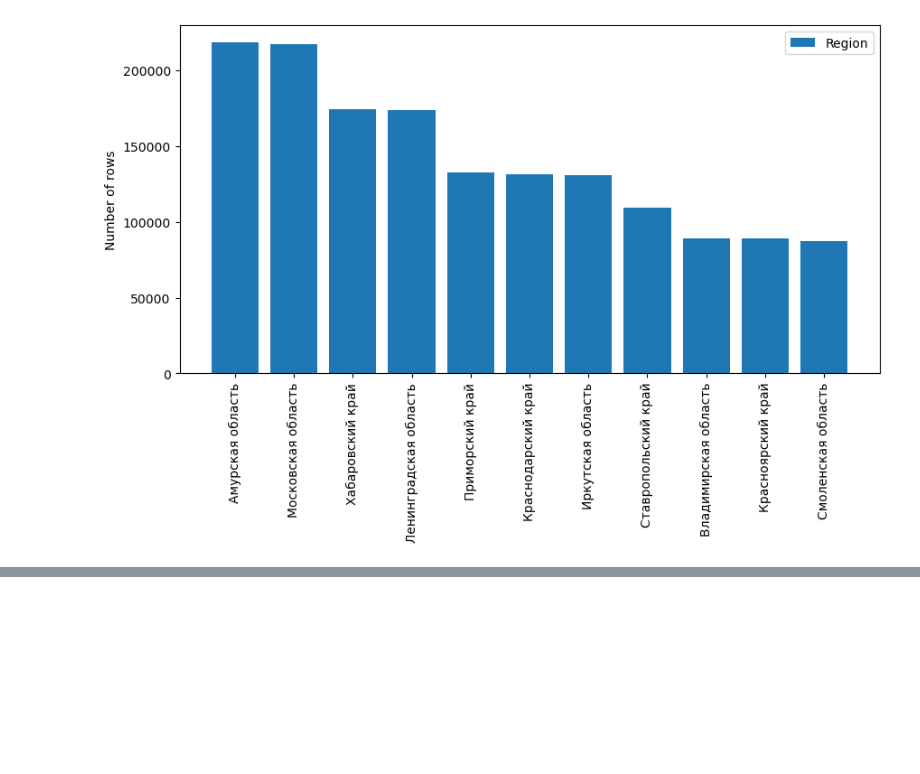
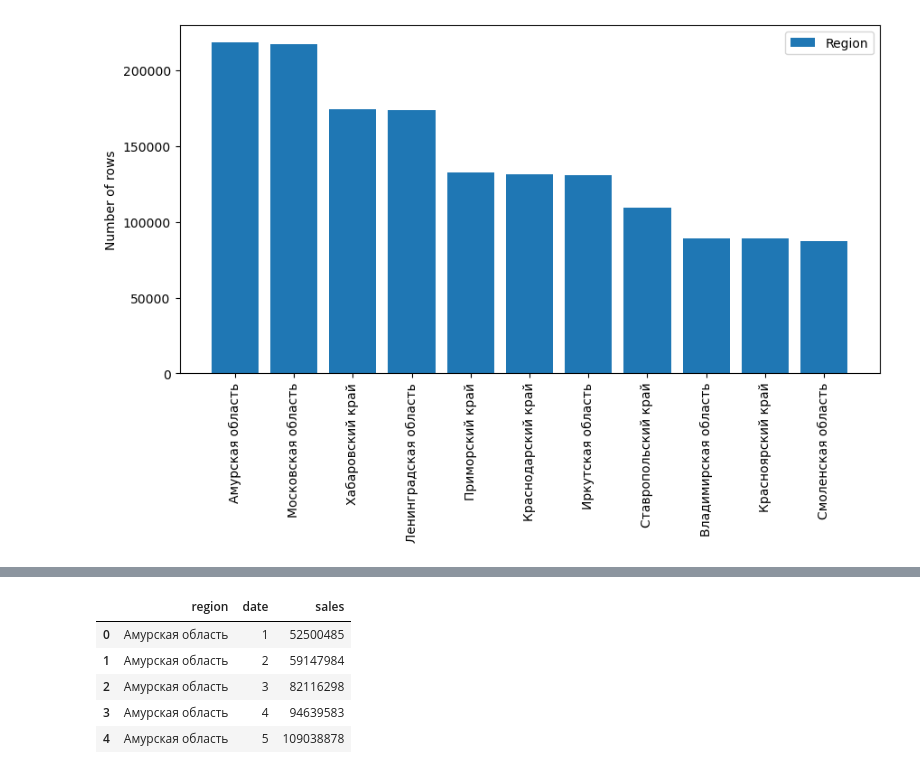
Before and after one commit to julia0205ro/Python-basics, a Jupyter notebook: hw_3.ipynb, the cells around one changed output, grey strips where cells are left out. Drawn from its saved outputs; the diff is of its cells as text; code cells hidden in the pictures; blank space fills up the shorter version.

```diff
--- a/hw_3.ipynb
+++ b/hw_3.ipynb
@@ -44,0 +83,10 @@ plt.show()
+# %%
+df = data.groupby(['region', data.date.dt.month])['sales'].sum().reset_index()
+df.head()
+# %% [output]
+|  | region | date | sales |
+| 0 | Амурская область | 1 | 52500485 |
+| 1 | Амурская область | 2 | 59147984 |
+| 2 | Амурская область | 3 | 82116298 |
+| 3 | Амурская область | 4 | 94639583 |
+| 4 | Амурская область | 5 | 109038878 |
```
Also changed, not shown: parts of 4 cells of this notebook.
